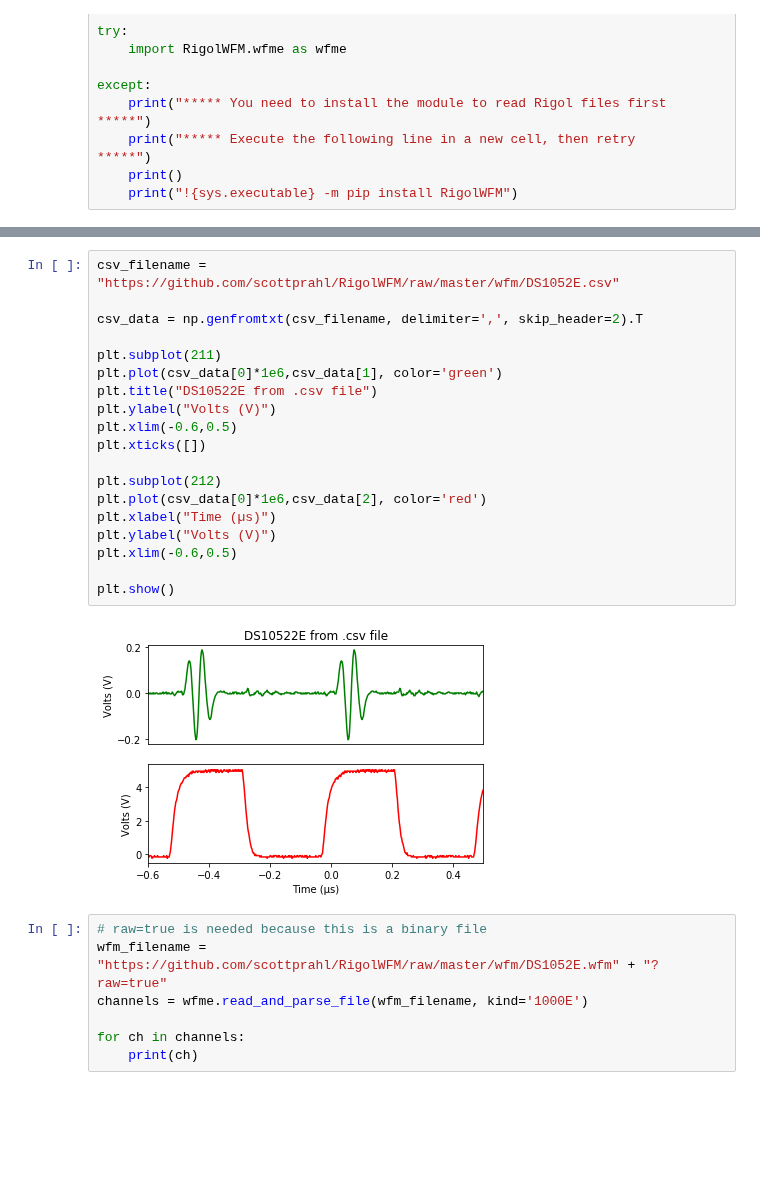
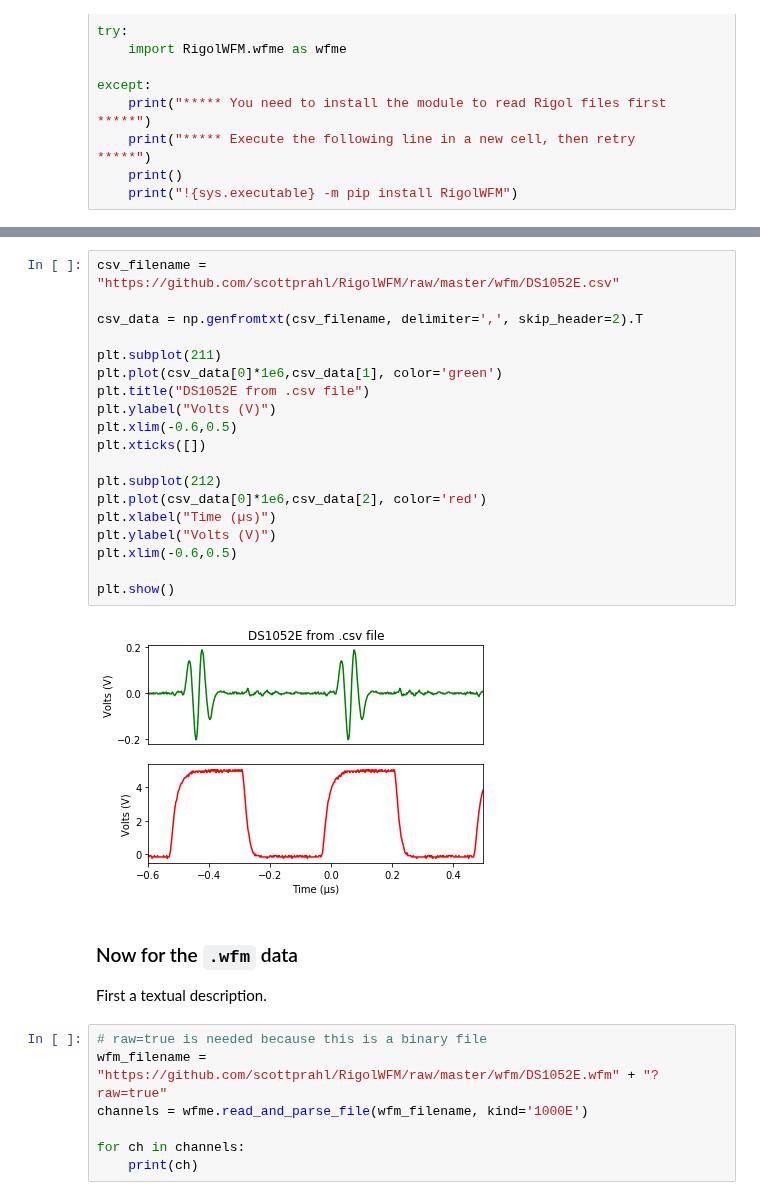
Before and after one commit to scottprahl/RigolWFM, a Jupyter notebook: doc/1-DS1000E-Waveforms.ipynb, the cells around one changed output, grey strips where cells are left out. Drawn from its saved outputs; the diff is of its cells as text; blank space fills up the shorter version.

```diff
--- a/doc/1-DS1000E-Waveforms.ipynb
+++ b/doc/1-DS1000E-Waveforms.ipynb
@@ -38,24 +38,28 @@ First let's look at plot of the data from the corresponding `.csv` file.
 # %%
 csv_filename = "https://github.com/scottprahl/RigolWFM/raw/master/wfm/DS1052E.csv"
 
 csv_data = np.genfromtxt(csv_filename, delimiter=',', skip_header=2).T
 
 plt.subplot(211)
 plt.plot(csv_data[0]*1e6,csv_data[1], color='green')
-plt.title("DS10522E from .csv file")
+plt.title("DS1052E from .csv file")
 plt.ylabel("Volts (V)")
 plt.xlim(-0.6,0.5)
 plt.xticks([])
 
 plt.subplot(212)
 plt.plot(csv_data[0]*1e6,csv_data[2], color='red')
 plt.xlabel("Time (µs)")
 plt.ylabel("Volts (V)")
 plt.xlim(-0.6,0.5)
 
 plt.show()
 # %% [output]
-[figure, old version]
+[figure, new version]
+# %% [markdown]
+### Now for the `.wfm` data
+
+First a textual description.
 # %%
 # raw=true is needed because this is a binary file
 wfm_filename = "https://github.com/scottprahl/RigolWFM/raw/master/wfm/DS1052E.wfm" + "?raw=true"
```
Also changed, not shown: parts of 15 cells of this notebook.
